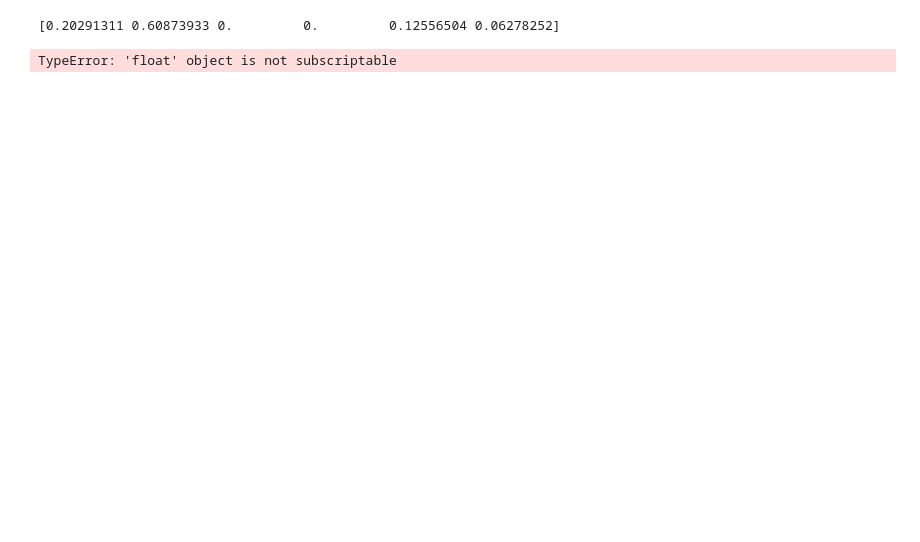
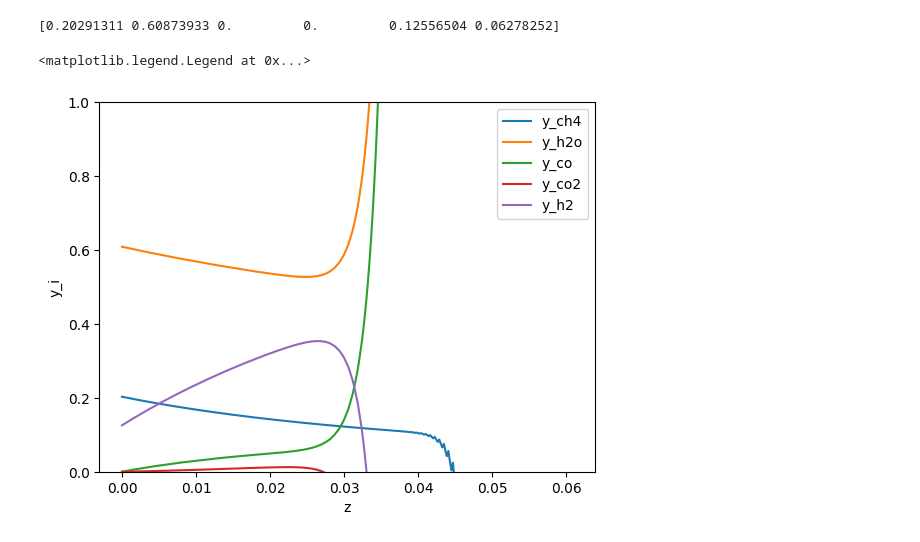
Before and after one commit to alexander-gbu/PMRModel, a Jupyter notebook: ScipyReactorSystem.ipynb, the cells around one changed output. Cells and saved outputs as stored; diff of their text form; code cells hidden in the pictures; blank space fills up the shorter version.

```diff
--- a/ScipyReactorSystem.ipynb
+++ b/ScipyReactorSystem.ipynb
@@ -40,33 +40,48 @@ Keqwgs = np.exp(4400/T - 4.036)
 # %% [output]
 [0.20291311 0.60873933 0.         0.         0.12556504 0.06278252]
 # %%
-#solving the ODE system first
+#solving the ODE system first IT WOULD WORK WITH ODE SYSTEM BUT WHEN GOING TO PDE IT WOULD JUST BE A MORE SOPHISTICATED IVP SOLVER WITH DISCRITIZATION
 
-x_num = 10
+#CURRENTLY I AM IGNORING ARGON BECAUSE I WAS HAVING ERRORS
+x_num = 100
 
 x_pts = np.linspace(0,L,x_num)
 
 def odes(x, y): #dy/dt = f(x)
     #NEED TO ADJUST THIS. THESE ARE NOT CONCENTRATIONS, THEY ARE MOL FRACTIONS
     Cch4 = y[0]
-    Ch2o, Cco, Cco2, Ch2, Car = y[1], y[2], y[3], y[4], y[5]
-    #JUST ADD TEMP AS A VARIABLE AND YOU ADD THE EQUATION AND CONSTANT IN Y
+    Ch2o = y[1]
+    Cco = y[2]
+    Cco2 = y[3]
+    Ch2 = y[4]
 
     v = v0*(3*y0[1] - 2*Cch4)/y0[1] # v0*(1+2X)
 
     rsmr = 2/R_outer*Ku*Asmr*np.exp(-Easmr*1000/Rgas/T)*(Cch4*Ch2o-(P**2)*Cco*(Ch2**3)/Keqsmr)/Ctot
     rwgs = 2/R_outer*Ku*Asmr*np.exp(-Eawgs*1000/Rgas/T)*(Ch2o*Cco2-Cco*Ch2/Keqwgs)/Ctot
     rh2r = I/(2*F*L)/Ctot #have not confirmed if this is correct
 
-    #for the jacobian, the i is the component, and then j (ignored here) is the axis (so like are we moving in x-direction or time)
     ch4 = (-rsmr)/v
     h2o = (-rsmr - rwgs)/v
     co = (rsmr - rwgs)/v
     co2 = (rwgs)/v
     h2 = (3*rsmr + rwgs + h2Removal*rh2r)/v
-    ar = 0
-    return [ch4, h2o, co, co2, h2, ar]
+    return np.vstack([ch4, h2o, co, co2, h2])
 
-soln = odeint(odes, y0, x_pts)
+def bcs(yleft, yright):
+    return np.array(yleft-y0[:5])
+
+soln = solve_bvp(odes, bcs, x_pts, np.zeros((5,len(x_pts))))
+
+plt.plot(soln.x, soln.y[0], label='y_ch4')
+plt.plot(soln.x, soln.y[1], label='y_h2o')
+plt.plot(soln.x, soln.y[2], label='y_co')
+plt.plot(soln.x, soln.y[3], label='y_co2')
+plt.plot(soln.x, soln.y[4], label='y_h2')
+plt.ylim(0, 1)
+plt.xlabel('z')
+plt.ylabel('y_i')
+plt.legend()
 # %% [output]
-TypeError: 'float' object is not subscriptable
+<matplotlib.legend.Legend at 0x...>
+[figure, added]
```
Also changed, not shown: parts of 2 cells of this notebook.
